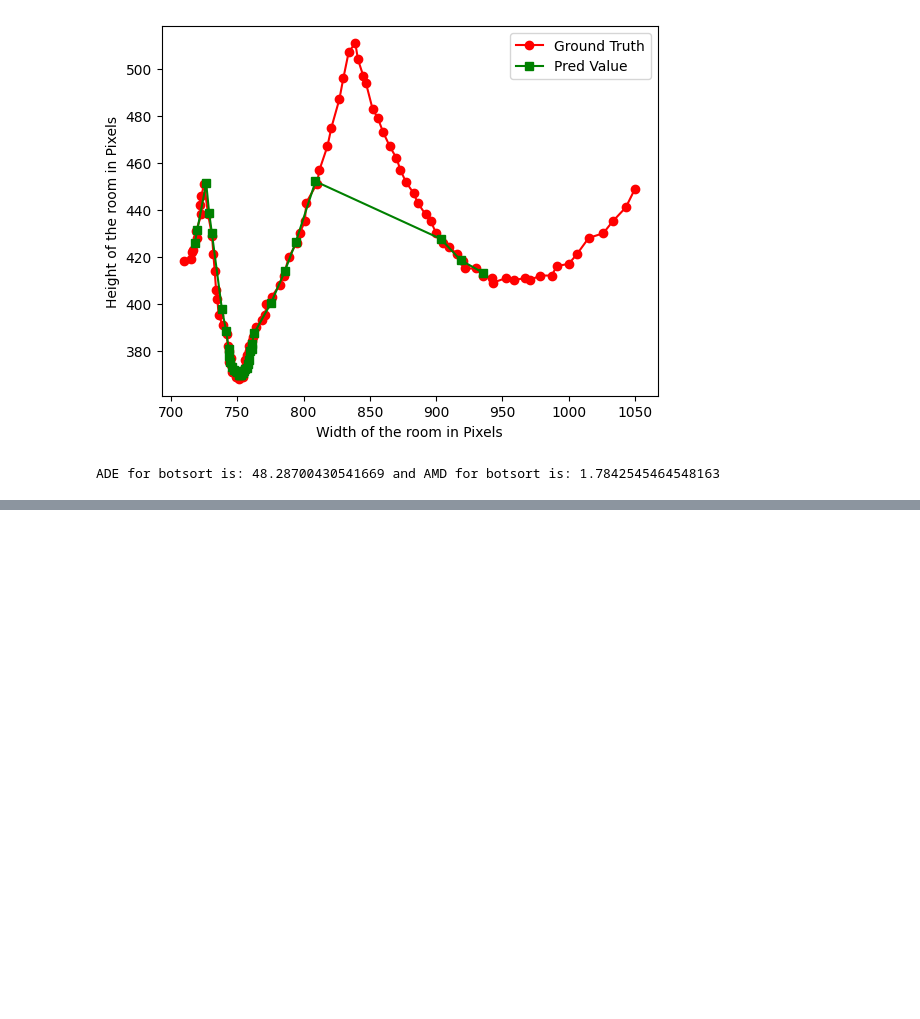
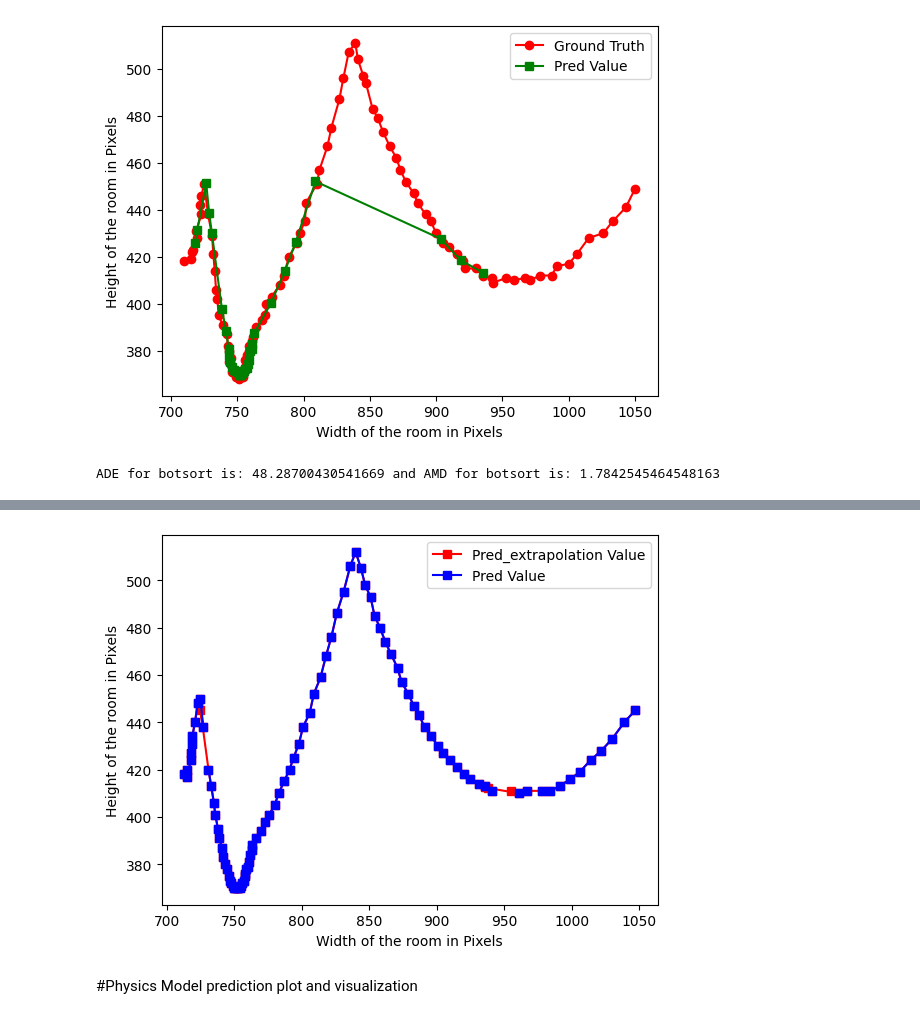
Before and after one commit to Prithviraj97/DisplacementError, a Jupyter notebook: TrackingResults.ipynb, the cells around one changed output, grey strips where cells are left out. Cells and saved outputs as stored; diff of their text form; code cells hidden in the pictures; blank space fills up the shorter version.

```diff
--- a/TrackingResults.ipynb
+++ b/TrackingResults.ipynb
@@ -276,0 +514,18 @@ ADE for botsort is: 48.28700430541669 and AMD for botsort is: 1.7842545464548163
+# %%
+df14 = pd.read_csv('newyolov8v2.csv'    )
+x14 = df14['bbox_x']
+y14 = df14['bbox_y']
+# %%
+#plot the df14 coordinates along with the df13 coordinates and the ground truth coordinates
+from matplotlib import markers
+# plt.plot(x1, y1, marker='o', color='red', label='Ground Truth')
+plt.plot(x13, y13, marker='s', color='red', label='Pred_extrapolation Value')
+plt.plot(x14, y14, marker='s', color='blue', label='Pred Value')
+plt.xlabel('Width of the room in Pixels')
+plt.ylabel('Height of the room in Pixels')
+plt.legend()
+plt.show()
+# %% [output]
+[figure, added]
+# %% [markdown]
+#Physics Model prediction plot and visualization
```
Also changed, not shown: parts of 33 cells of this notebook, 1 other file.
